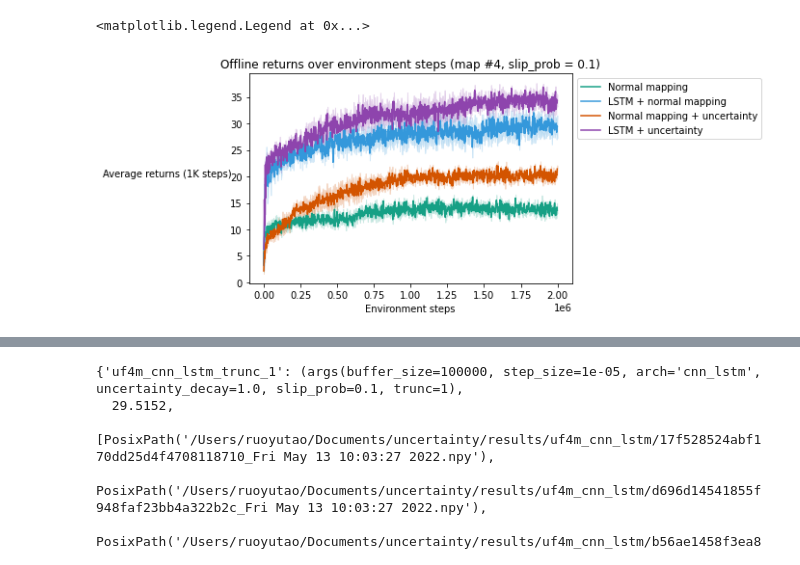
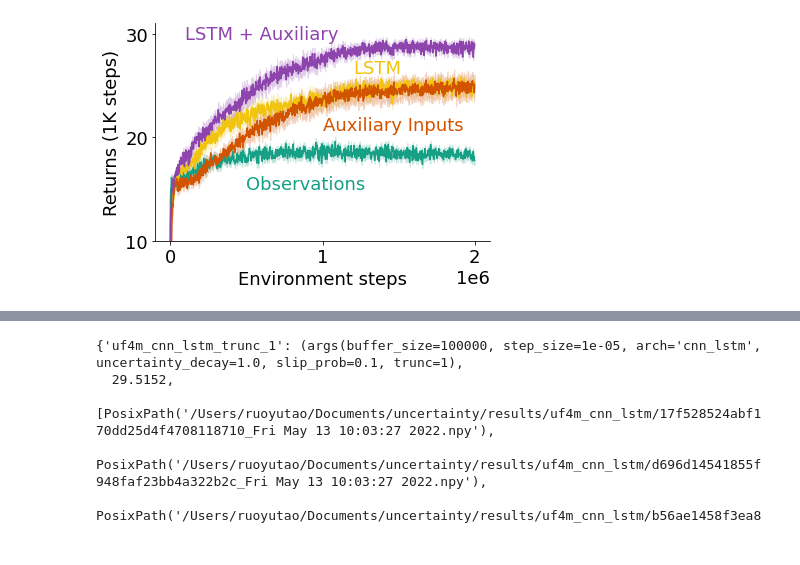
Before and after one commit to taodav/aux-inputs, a Jupyter notebook: analysis/plot_results_uf4_cnn.ipynb, the cells around one changed output, grey strips where cells are left out. Cells and saved outputs as stored; diff of their text form; code cells hidden in the pictures.

```diff
--- a/analysis/plot_results_uf4_cnn.ipynb
+++ b/analysis/plot_results_uf4_cnn.ipynb
@@ -8,7 +8,7 @@ from collections import namedtuple
 from multiprocessing import Pool
 from itertools import repeat
 plt.rcParams['axes.facecolor'] = 'white'
-
+plt.rcParams.update({'font.size': 18})
 from definitions import ROOT_DIR
 from unc.utils import load_info
 # %%
@@ -33,10 +33,10 @@ all_paths = {
 
 plot_info = {
     f'uf{level}a_cnn': {'color': emerald, 'label': 'Ground-truth map'},
-    f'uf{level}m_cnn_lstm_uncertainty_decay_1.0': {'color': peter_river, 'label': 'LSTM + normal mapping'},
+    f'uf{level}m_cnn_lstm_uncertainty_decay_1.0': {'color': sunflower, 'label': 'LSTM'},
     f'uf{level}m_cnn_lstm_uncertainty_decay_0.95': {'color': wisteria, 'label': 'LSTM + uncertainty'},
-    f'uf{level}m_cnn_uncertainty_decay_1.0': {'color': green_sea, 'label': 'Normal mapping'},
-    f'uf{level}m_cnn_uncertainty_decay_0.95': {'color': pumpkin, 'label': 'Normal mapping + uncertainty'}
+    f'uf{level}m_cnn_uncertainty_decay_1.0': {'color': green_sea, 'label': 'Normal'},
+    f'uf{level}m_cnn_uncertainty_decay_0.95': {'color': pumpkin, 'label': 'Uncertainty'}
 }
 
 plot_order = [
@@ -50,6 +50,7 @@ plot_order = [
 split_by = ['buffer_size', 'step_size', 'arch', 'uncertainty_decay', 'slip_prob', 'trunc']
 Args = namedtuple('args', split_by)
 
+fig_path = Path(ROOT_DIR, 'results', 'uf4_results.pdf')
 
 def moving_avg(x, mode='valid', w=100):
     return np.convolve(x, np.ones(w), mode=mode) / w
@@ -204,26 +215,48 @@ all_mapped_data_slip
 # %%
 # with slip
 fig, ax = plt.figure(), plt.axes()
 steps_per_eval = 2000
 
 
 for k in plot_order:
     data = all_mapped_data_slip[k]
     key = plot_info[k]['label']
     color = plot_info[k]['color']
     x = np.arange(data.shape[1]) * steps_per_eval
 
     means = data.mean(axis=0)
     std_err = data.std(axis=0) / np.sqrt(data.shape[0])
 
     ax.plot(x, means, label=key, color=color)
     plt.fill_between(x, means - std_err, means + std_err,
                          color=color, alpha=0.2)
 
+ax.set_ylim(16, 31)
+ax.set_xticks([0, 1e6, 2e6])
+ax.set_yticks([10, 20, 30])
+
+
+ax.spines['right'].set_visible(False)
+ax.spines['top'].set_visible(False)
+plot_order = [
+#     f'uf{level}a_cnn',
+    f'uf{level}m_cnn_uncertainty_decay_1.0',
+    f'uf{level}m_cnn_lstm_uncertainty_decay_1.0',
+    f'uf{level}m_cnn_uncertainty_decay_0.95',
+    f'uf{level}m_cnn_lstm_uncertainty_decay_0.95'
+]
+plt.text(5e5, 15, "Observations", color=plot_info[f'uf{level}m_cnn_uncertainty_decay_1.0']['color'], fontdict=dict(size=18))
+plt.text(1e6, 20.7, "Auxiliary Inputs", color=plot_info[f'uf{level}m_cnn_uncertainty_decay_0.95']['color'], fontdict=dict(size=18))
+plt.text(1.2e6, 26.2, "LSTM", color=plot_info[f'uf{level}m_cnn_lstm_uncertainty_decay_1.0']['color'], fontdict=dict(size=18))
+plt.text(1e5, 29.5, "LSTM + Auxiliary", color=plot_info[f'uf{level}m_cnn_lstm_uncertainty_decay_0.95']['color'], fontdict=dict(size=18))
+
 ax.set_xlabel('Environment steps')
-ax.set_ylabel(f"Average returns (1K steps)", rotation=0, labelpad=65)
-ax.set_title(f'Offline returns over environment steps (map #4, slip_prob = 0.1)')
-plt.legend(bbox_to_anchor=(1.00, 1), loc='upper left')
+ax.set_ylabel(f"Returns (1K steps)")
+# ax.yaxis.set_label_coords(-0.12, 0.65)
+
+# ax.set_title(f'Offline returns over environment steps (map #4, slip_prob = 0.1)')
+# plt.legend(bbox_to_anchor=(1.00, 1), loc='upper left')
+
+fig.savefig(fig_path, bbox_inches='tight')
 # %% [output]
-<matplotlib.legend.Legend at 0x...>
-[figure, old version]
+[figure, new version]
```
Also changed, not shown: parts of 5 cells of this notebook, 34 other files.
